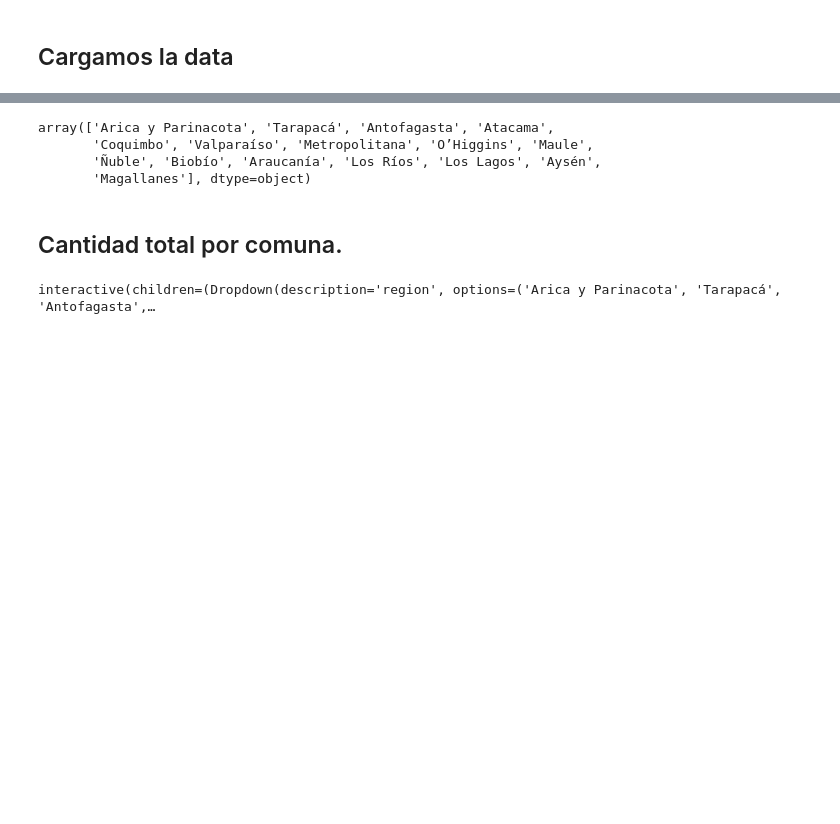
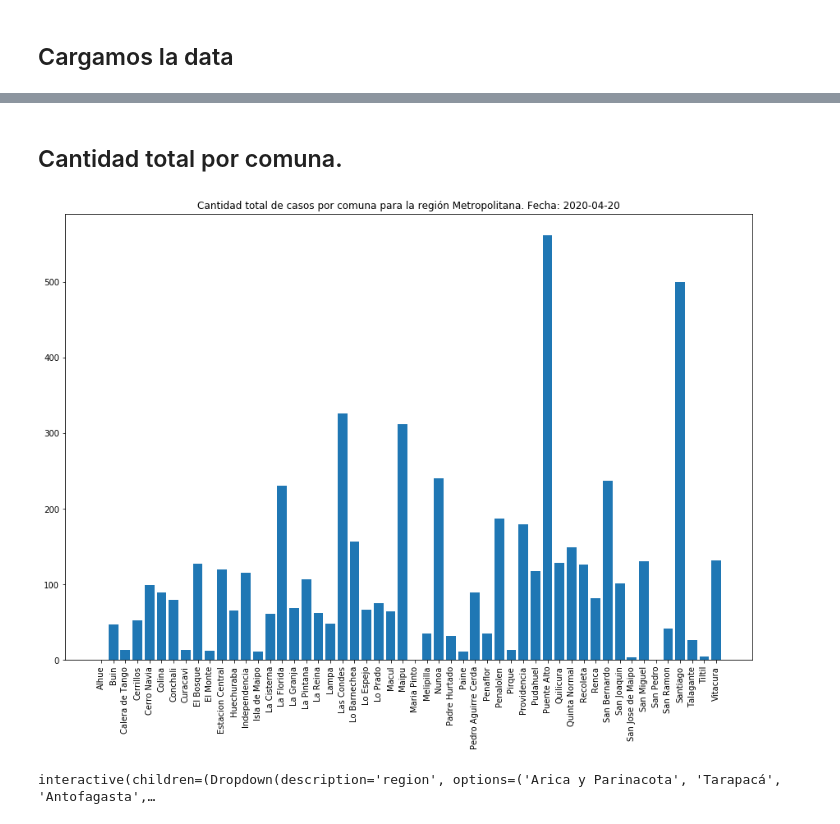
Before and after one commit to patricionicolas/Covid-19-Chile, a Jupyter notebook: Contagios por región.ipynb, the cells around one changed output, grey strips where cells are left out. Drawn from its saved outputs; the diff is of its cells as text; code cells hidden in the pictures; blank space fills up the shorter version.

Commit message:
Feat: Grafico de totales por region

```diff
--- a/Contagios por región.ipynb
+++ b/Contagios por región.ipynb
@@ -16,17 +16,23 @@ data.head()
 | 2 | Arica y Parinacota | 15 | General Lagos | 15202 | 810.0 | 0.0 | 0.0 | 0.0 | ... |
 | 3 | Arica y Parinacota | 15 | Putre | 15201 | 2515.0 | 0.0 | 0.0 | 0.0 | ... |
 | 4 | Tarapacá | 1 | Alto Hospicio | 1107 | 129999.0 | 0.0 | 0.0 | 0.0 | ... |
-# %%
-data["Region"].unique()
-# %% [output]
-array(['Arica y Parinacota', 'Tarapacá', 'Antofagasta', 'Atacama',
-       'Coquimbo', 'Valparaíso', 'Metropolitana', 'O’Higgins', 'Maule',
-       'Ñuble', 'Biobío', 'Araucanía', 'Los Ríos', 'Los Lagos', 'Aysén',
-       'Magallanes'], dtype=object)
 # %% [markdown]
 ## Cantidad total por comuna.
-# %%
-def cantidad_total_comuna(region):
-    print (region)
+# %%
+def cantidad_total_comuna(searchregion):
+    region = data[data["Region"]== searchregion]
+    fecha  = data.columns[len(data.columns)-2]
+    X = region["Comuna"].to_list()
+    Y = region[fecha].to_list()
+
+    plt.figure(figsize=(15,10))
+    plt.title("Cantidad total de casos por comuna para la región " + str(searchregion) + ". Fecha: " + fecha )
+    plt.bar(X,Y)
+    plt.xticks(rotation=90)
+    plt.show()
+# %%
+cantidad_total_comuna("Metropolitana")
+# %% [output]
+[figure, added]
 # %%
 interact(cantidad_total_comuna,
```
Also changed, not shown: parts of 1 cell of this notebook.
